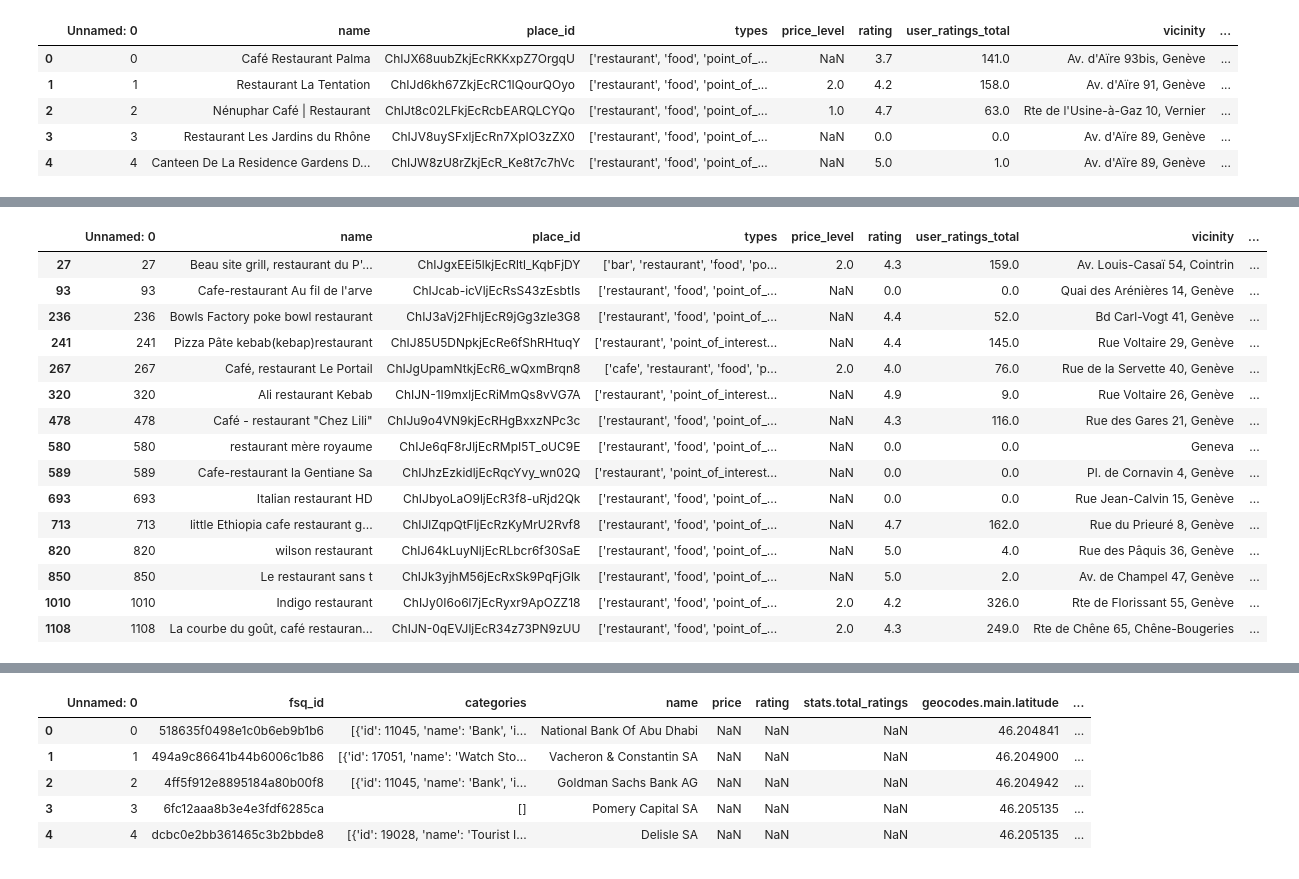
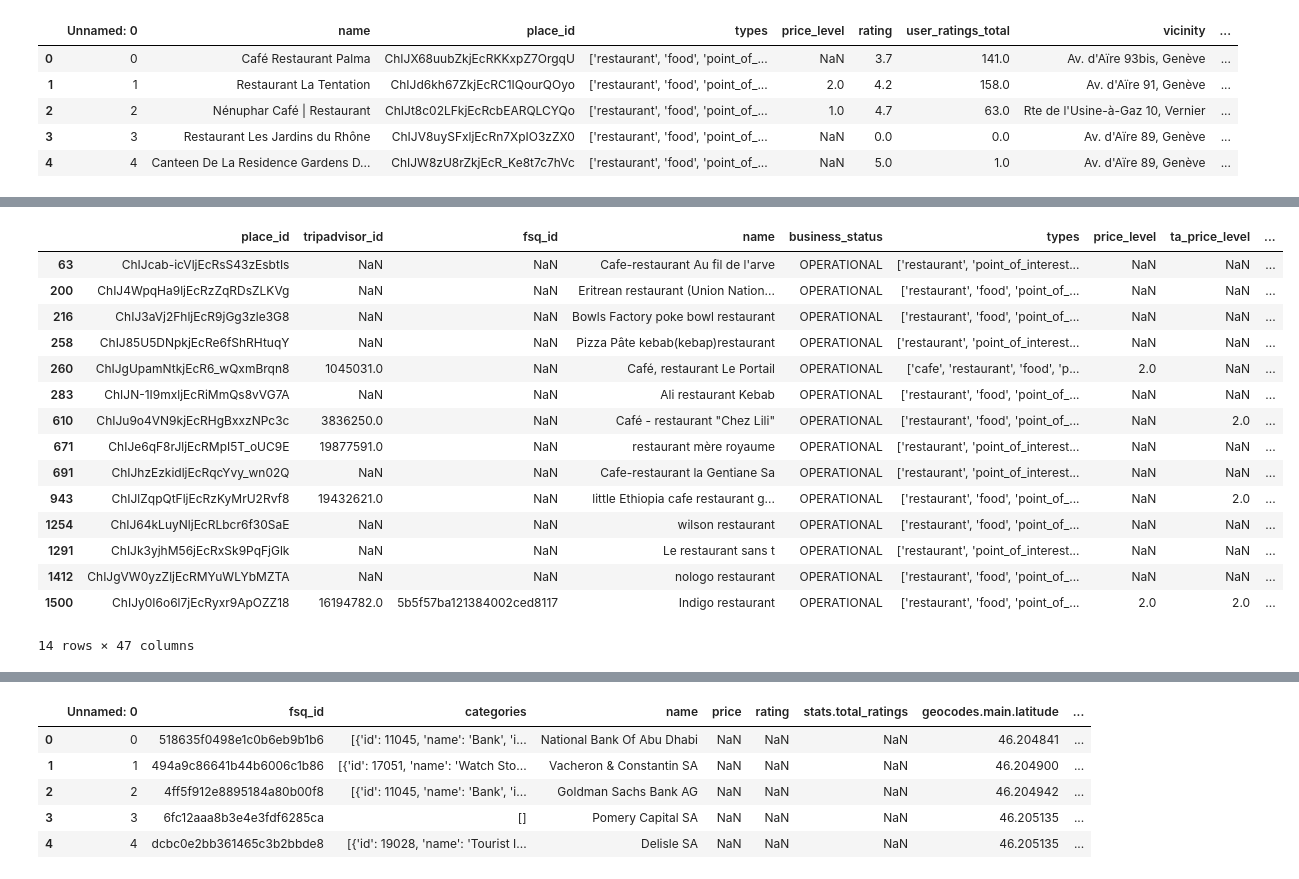
Before and after one commit to burakonurlu/best_restaurant_location, a Jupyter notebook: notebooks/Folium_visualization.ipynb, the cells around one changed output, grey strips where cells are left out. Drawn from its saved outputs; the diff is of its cells as text; code cells hidden in the pictures.

```diff
--- a/notebooks/Folium_visualization.ipynb
+++ b/notebooks/Folium_visualization.ipynb
@@ -25,7 +25,7 @@ map_geneva
 [interactive output not drawn]
 # %%
 # importing Google API data to notebook
-df=pd.read_csv("../raw_data/raw_data_google_api.csv")
+df=pd.read_csv("../data/data_combined_v1.03.csv")
 # %%
 df.head()
 # %% [output]
@@ -95,19 +103,19 @@ Name: name, Length: 1116, dtype: bool
 # %%
-df[df.name.str.contains("restaurant")==True]
+df[df.name.str.contains("restaurant")]
 # %% [output]
-|  | Unnamed: 0 | name | place_id | types | price_level | rating | user_ratings_total | vicinity | ... |
-| 27 | 27 | Beau site grill, restaurant du P'... | ChIJgxEEi5lkjEcRltl_KqbFjDY | ['bar', 'restaurant', 'food', 'po... | 2.0 | 4.3 | 159.0 | Av. Louis-Casaï 54, Cointrin | ... |
-| 93 | 93 | Cafe-restaurant Au fil de l'arve | ChIJcab-icVljEcRsS43zEsbtIs | ['restaurant', 'food', 'point_of_... | NaN | 0.0 | 0.0 | Quai des Arénières 14, Genève | ... |
-| 236 | 236 | Bowls Factory poke bowl restaurant | ChIJ3aVj2FhljEcR9jGg3zle3G8 | ['restaurant', 'food', 'point_of_... | NaN | 4.4 | 52.0 | Bd Carl-Vogt 41, Genève | ... |
-| 241 | 241 | Pizza Pâte kebab(kebap)restaurant | ChIJ85U5DNpkjEcRe6fShRHtuqY | ['restaurant', 'point_of_interest... | NaN | 4.4 | 145.0 | Rue Voltaire 29, Genève | ... |
-| 267 | 267 | Café, restaurant Le Portail | ChIJgUpamNtkjEcR6_wQxmBrqn8 | ['cafe', 'restaurant', 'food', 'p... | 2.0 | 4.0 | 76.0 | Rue de la Servette 40, Genève | ... |
-| 320 | 320 | Ali restaurant Kebab | ChIJN-1I9mxljEcRiMmQs8vVG7A | ['restaurant', 'point_of_interest... | NaN | 4.9 | 9.0 | Rue Voltaire 26, Genève | ... |
-| 478 | 478 | Café - restaurant "Chez Lili" | ChIJu9o4VN9kjEcRHgBxxzNPc3c | ['restaurant', 'food', 'point_of_... | NaN | 4.3 | 116.0 | Rue des Gares 21, Genève | ... |
-| 580 | 580 | restaurant mère royaume | ChIJe6qF8rJljEcRMpI5T_oUC9E | ['restaurant', 'food', 'point_of_... | NaN | 0.0 | 0.0 | Geneva | ... |
-| 589 | 589 | Cafe-restaurant la Gentiane Sa | ChIJhzEzkidljEcRqcYvy_wn02Q | ['restaurant', 'point_of_interest... | NaN | 0.0 | 0.0 | Pl. de Cornavin 4, Genève | ... |
-| 693 | 693 | Italian restaurant HD | ChIJbyoLaO9ljEcR3f8-uRjd2Qk | ['restaurant', 'food', 'point_of_... | NaN | 0.0 | 0.0 | Rue Jean-Calvin 15, Genève | ... |
-| 713 | 713 | little Ethiopia cafe restaurant g... | ChIJlZqpQtFljEcRzKyMrU2Rvf8 | ['restaurant', 'food', 'point_of_... | NaN | 4.7 | 162.0 | Rue du Prieuré 8, Genève | ... |
-| 820 | 820 | wilson restaurant | ChIJ64kLuyNljEcRLbcr6f30SaE | ['restaurant', 'food', 'point_of_... | NaN | 5.0 | 4.0 | Rue des Pâquis 36, Genève | ... |
-| 850 | 850 | Le restaurant sans t | ChIJk3yjhM56jEcRxSk9PqFjGlk | ['restaurant', 'food', 'point_of_... | NaN | 5.0 | 2.0 | Av. de Champel 47, Genève | ... |
-| 1010 | 1010 | Indigo restaurant | ChIJy0I6o6l7jEcRyxr9ApOZZ18 | ['restaurant', 'food', 'point_of_... | 2.0 | 4.2 | 326.0 | Rte de Florissant 55, Genève | ... |
-| 1108 | 1108 | La courbe du goût, café restauran... | ChIJN-0qEVJljEcR34z73PN9zUU | ['restaurant', 'food', 'point_of_... | 2.0 | 4.3 | 249.0 | Rte de Chêne 65, Chêne-Bougeries | ... |
+|  | place_id | tripadvisor_id | fsq_id | name | business_status | types | price_level | ta_price_level | ... |
+| 63 | ChIJcab-icVljEcRsS43zEsbtIs | NaN | NaN | Cafe-restaurant Au fil de l'arve | OPERATIONAL | ['restaurant', 'point_of_interest... | NaN | NaN | ... |
+| 200 | ChIJ4WpqHa9ljEcRzZqRDsZLKVg | NaN | NaN | Eritrean restaurant (Union Nation... | OPERATIONAL | ['restaurant', 'food', 'point_of_... | NaN | NaN | ... |
+| 216 | ChIJ3aVj2FhljEcR9jGg3zle3G8 | NaN | NaN | Bowls Factory poke bowl restaurant | OPERATIONAL | ['restaurant', 'food', 'point_of_... | NaN | NaN | ... |
+| 258 | ChIJ85U5DNpkjEcRe6fShRHtuqY | NaN | NaN | Pizza Pâte kebab(kebap)restaurant | OPERATIONAL | ['restaurant', 'point_of_interest... | NaN | NaN | ... |
+| 260 | ChIJgUpamNtkjEcR6_wQxmBrqn8 | 1045031.0 | NaN | Café, restaurant Le Portail | OPERATIONAL | ['cafe', 'restaurant', 'food', 'p... | 2.0 | NaN | ... |
+| 283 | ChIJN-1I9mxljEcRiMmQs8vVG7A | NaN | NaN | Ali restaurant Kebab | OPERATIONAL | ['restaurant', 'food', 'point_of_... | NaN | NaN | ... |
+| 610 | ChIJu9o4VN9kjEcRHgBxxzNPc3c | 3836250.0 | NaN | Café - restaurant "Chez Lili" | OPERATIONAL | ['restaurant', 'food', 'point_of_... | NaN | 2.0 | ... |
+| 671 | ChIJe6qF8rJljEcRMpI5T_oUC9E | 19877591.0 | NaN | restaurant mère royaume | OPERATIONAL | ['restaurant', 'point_of_interest... | NaN | NaN | ... |
+| 691 | ChIJhzEzkidljEcRqcYvy_wn02Q | NaN | NaN | Cafe-restaurant la Gentiane Sa | OPERATIONAL | ['restaurant', 'point_of_interest... | NaN | NaN | ... |
+| 943 | ChIJlZqpQtFljEcRzKyMrU2Rvf8 | 19432621.0 | NaN | little Ethiopia cafe restaurant g... | OPERATIONAL | ['restaurant', 'food', 'point_of_... | NaN | 2.0 | ... |
+| 1254 | ChIJ64kLuyNljEcRLbcr6f30SaE | NaN | NaN | wilson restaurant | OPERATIONAL | ['restaurant', 'food', 'point_of_... | NaN | NaN | ... |
+| 1291 | ChIJk3yjhM56jEcRxSk9PqFjGlk | NaN | NaN | Le restaurant sans t | OPERATIONAL | ['restaurant', 'point_of_interest... | NaN | NaN | ... |
+| 1412 | ChIJgVW0yzZljEcRMYuWLYbMZTA | NaN | NaN | nologo restaurant | OPERATIONAL | ['restaurant', 'food', 'point_of_... | NaN | NaN | ... |
+| 1500 | ChIJy0I6o6l7jEcRyxr9ApOZZ18 | 16194782.0 | 5b5f57ba121384002ced8117 | Indigo restaurant | OPERATIONAL | ['restaurant', 'food', 'point_of_... | 2.0 | 2.0 | ... |
+14 rows × 47 columns
```
Also changed, not shown: parts of 6 cells of this notebook, 5 other files.
